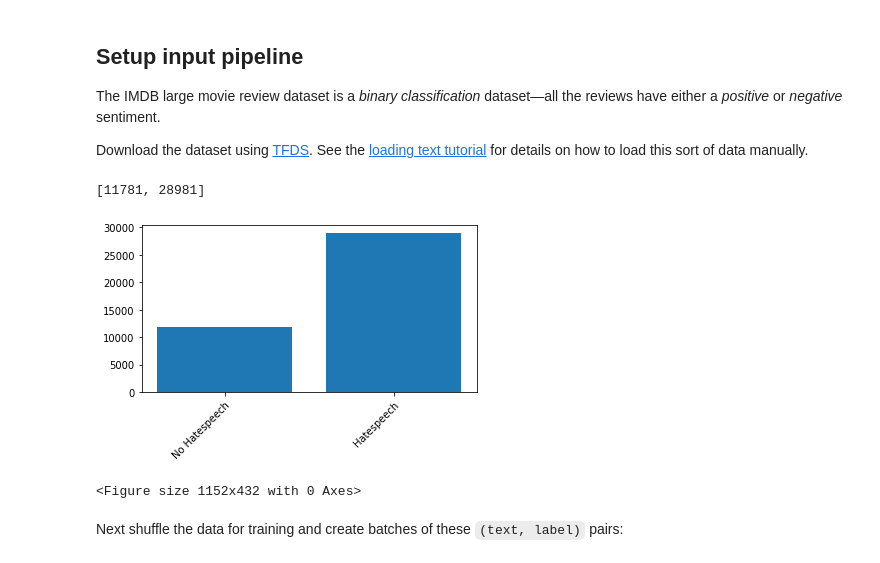
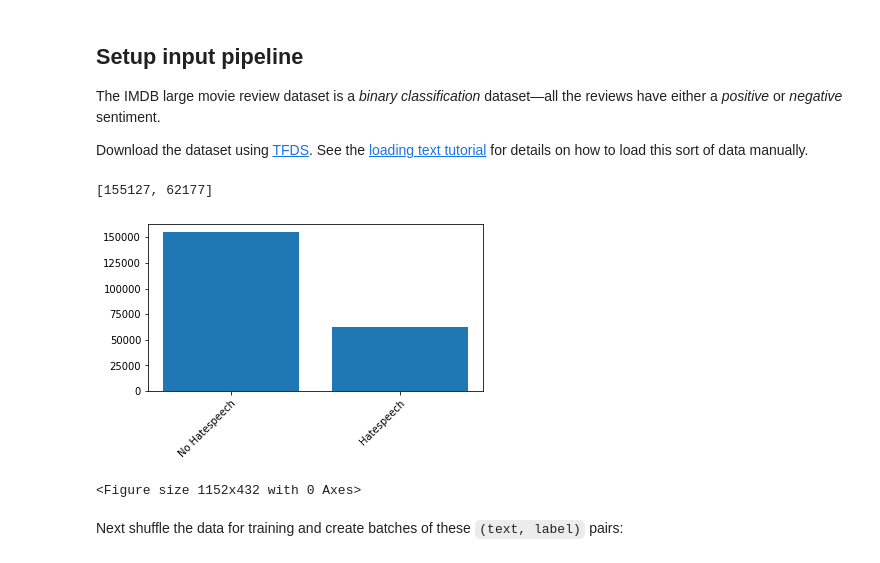
Before and after one commit to Caramba997/hatespeech_classifier, a Jupyter notebook: text_classification_rnn.ipynb, the cells around one changed output. Drawn from its saved outputs; the diff is of its cells as text; code cells hidden in the pictures.

Commit message:
Executed notebooks
Executed pipeline for different setups:
- With/without stopwords
- With 1000/2000 vocab size

```diff
--- a/text_classification_rnn.ipynb
+++ b/text_classification_rnn.ipynb
@@ -73,42 +73,41 @@ import matplotlib.pyplot as plt
 def load_data_arrays():
     df_1 = pd.read_csv("datasets/1_no_stopwords.csv")
     df_3 = pd.read_csv("datasets/3_no_stopwords.csv")
-
-#    df_5 = pd.read_csv("datasets/5_no_stopwords.csv")
-
+    df_5 = pd.read_csv("datasets/5_no_stopwords.csv")
     df_6 = pd.read_csv("datasets/6_no_stopwords.csv")
 
     df = df_1.append(df_3)
+    df = df.append(df_5)
     df = df.append(df_6)
 
     train_df, test_df = train_test_split(df, test_size=0.2, random_state=42, shuffle=True, stratify=df["is_hatespeech"])
 
     return train_df, test_df
 
 def plot_data_distribution(labels_1, label_2):
     total = labels_1.reshape(-1).tolist()
     total.extend(label_2.reshape(-1).tolist())
     bins = sorted(list(set(total)))
 
     plt.bar(bins, [total.count(bin_val) for bin_val in bins])
     print([total.count(bin_val) for bin_val in bins])
     plt.xticks(bins,
                ["No Hatespeech", "Hatespeech"],
                rotation=45,
                rotation_mode="anchor",
                ha="right")
 
     plt.subplots_adjust(bottom=0.3)
     plt.figure(figsize=(16, 6))
     plt.show()
 
 train_df, test_df = load_data_arrays()
 
 
 plot_data_distribution(train_df['is_hatespeech'].values, test_df['is_hatespeech'].values)
 # %% [output]
-[11781, 28981]
+[155127, 62177]
-[figure, old version]
+[figure, new version]
 <Figure size 1152x432 with 0 Axes>
 # %%
 # Convert the test- and train-DataFrames to Tensorflow Datasets
```
Also changed, not shown: parts of 18 cells of this notebook, 28 other files.
